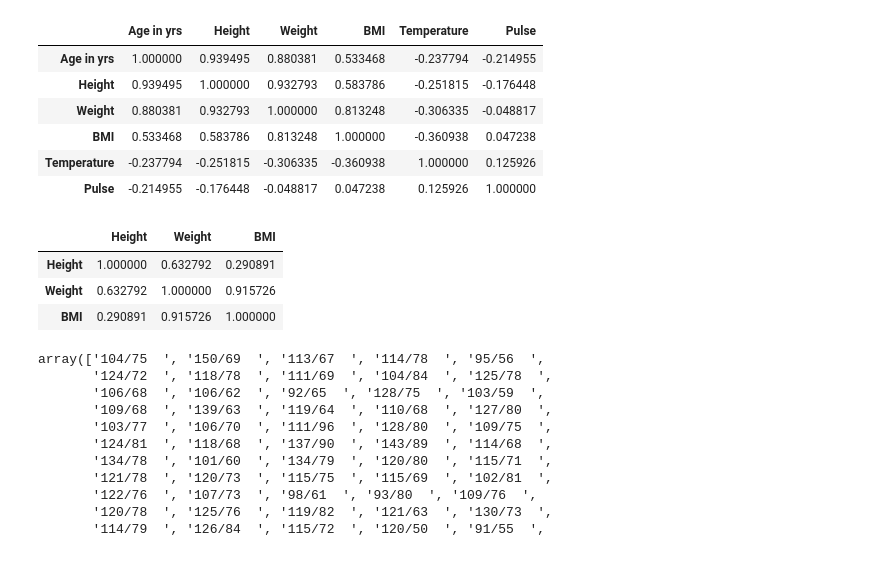
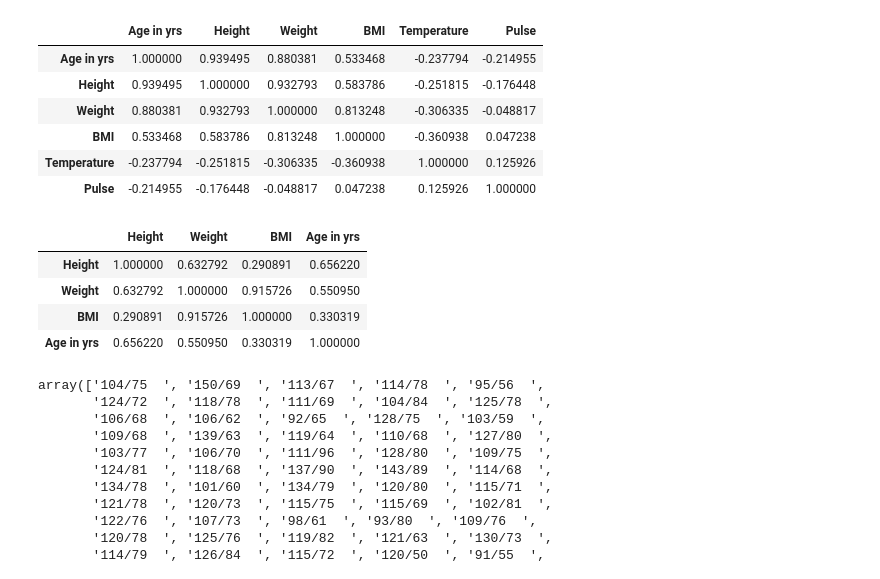
Before and after one commit to prajwal-creator/HealthyKid, a Jupyter notebook: analysis.ipynb, the cells around one changed output. Saved outputs shown, nothing was run; the diff lists cells and outputs as text; code cells hidden in the pictures.

```diff
--- a/analysis.ipynb
+++ b/analysis.ipynb
@@ -135,13 +135,14 @@ data.corr(method ='spearman')
 | Temperature | -0.237794 | -0.251815 | -0.306335 | -0.360938 | 1.000000 | 0.125926 |
 | Pulse | -0.214955 | -0.176448 | -0.048817 | 0.047238 | 0.125926 | 1.000000 |
 # %%
-bmi_correl = data[['Height','Weight','BMI']].corr(method='pearson')
+bmi_correl = data[['Height','Weight','BMI','Age in yrs']].corr(method='pearson')
 bmi_correl
 # %% [output]
-|  | Height | Weight | BMI |
-| Height | 1.000000 | 0.632792 | 0.290891 |
-| Weight | 0.632792 | 1.000000 | 0.915726 |
-| BMI | 0.290891 | 0.915726 | 1.000000 |
+|  | Height | Weight | BMI | Age in yrs |
+| Height | 1.000000 | 0.632792 | 0.290891 | 0.656220 |
+| Weight | 0.632792 | 1.000000 | 0.915726 | 0.550950 |
+| BMI | 0.290891 | 0.915726 | 1.000000 | 0.330319 |
+| Age in yrs | 0.656220 | 0.550950 | 0.330319 | 1.000000 |
 # %%
 data['BP'].unique()
 # %% [output]
```
Also changed, not shown: 1 other file.
